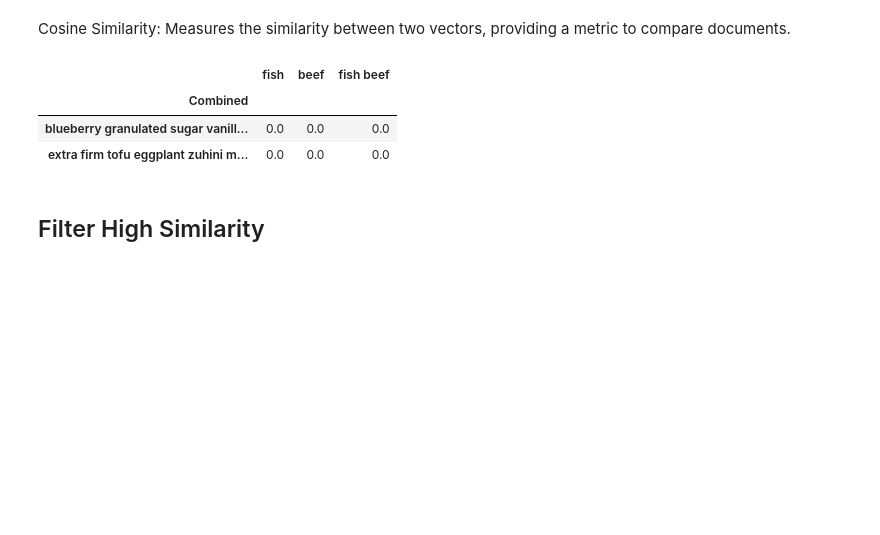
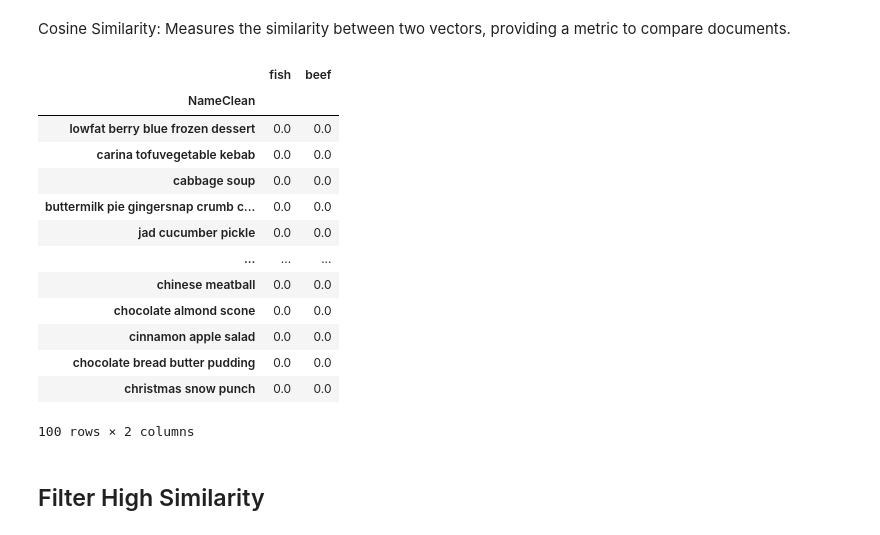
Before and after one commit to raihanromzi/ta-diet-food-recsys-serendipity, a Jupyter notebook: jupyter-notebook/ta_recsys_diet_stage1_candidate_generating.ipynb, the cells around one changed output. Saved outputs shown, nothing was run; the diff lists cells and outputs as text; code cells hidden in the pictures; blank space fills up the shorter version.

Commit message:
fix code, change to only using tf-idf, cosine similarity, kmeans

```diff
--- a/jupyter-notebook/ta_recsys_diet_stage1_candidate_generating.ipynb
+++ b/jupyter-notebook/ta_recsys_diet_stage1_candidate_generating.ipynb
@@ -322,7 +52,7 @@ For dietary food recommender system, Cosine Similarity is the most appropriate c
 user_favorite_foods = ['fish', 'beef']
 
 # Generate combinations for similarity calculations
-user_favorites = user_favorite_foods + [' '.join(user_favorite_foods)]
+user_favorites = user_favorite_foods
 # %%
 user_favorites
 # %% [output]
@@ -385,13 +115,23 @@ for favorite in user_favorites:
     # Store the similarities in the dictionary
     similarity_dict[favorite] = similarities
 # %%
-similarity_df = pd.DataFrame(similarity_dict, index=df_combined)
-similarity_df.head(2)
+similarity_df = pd.DataFrame(similarity_dict, index=df["NameClean"])
+similarity_df.head(100)
 # %% [output]
-|  | fish | beef | fish beef |
-| Combined |  |  |  |
-| blueberry granulated sugar vanill... | 0.0 | 0.0 | 0.0 |
-| extra firm tofu eggplant zuhini m... | 0.0 | 0.0 | 0.0 |
+|  | fish | beef |
+| NameClean |  |  |
+| lowfat berry blue frozen dessert | 0.0 | 0.0 |
+| carina tofuvegetable kebab | 0.0 | 0.0 |
+| cabbage soup | 0.0 | 0.0 |
+| buttermilk pie gingersnap crumb c... | 0.0 | 0.0 |
+| jad cucumber pickle | 0.0 | 0.0 |
+| ... | ... | ... |
+| chinese meatball | 0.0 | 0.0 |
+| chocolate almond scone | 0.0 | 0.0 |
+| cinnamon apple salad | 0.0 | 0.0 |
+| chocolate bread butter pudding | 0.0 | 0.0 |
+| christmas snow punch | 0.0 | 0.0 |
+100 rows × 2 columns
 # %% [markdown]
 ## Filter High Similarity
 # %%
```
Also changed, not shown: parts of 27 cells of this notebook, 6 other files.
